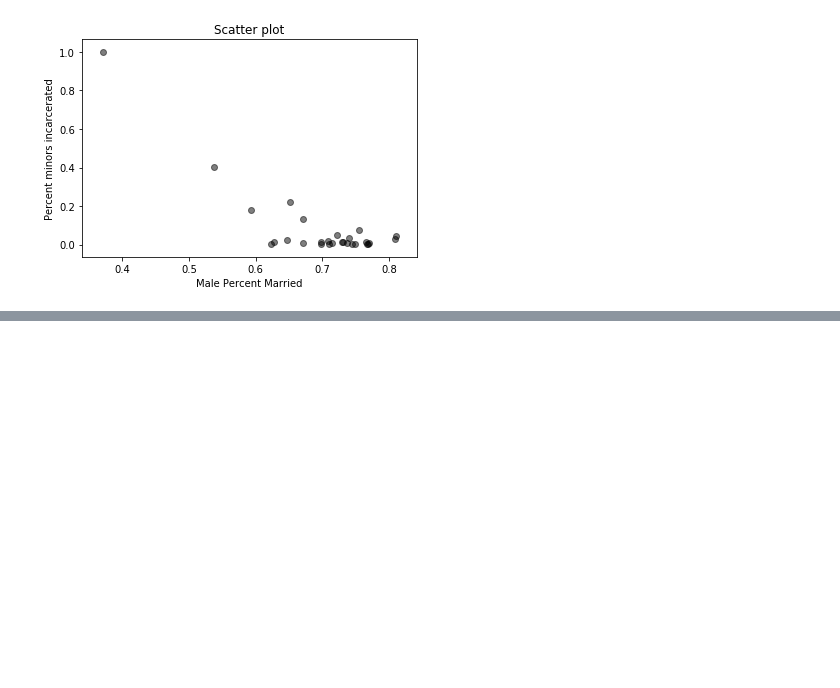
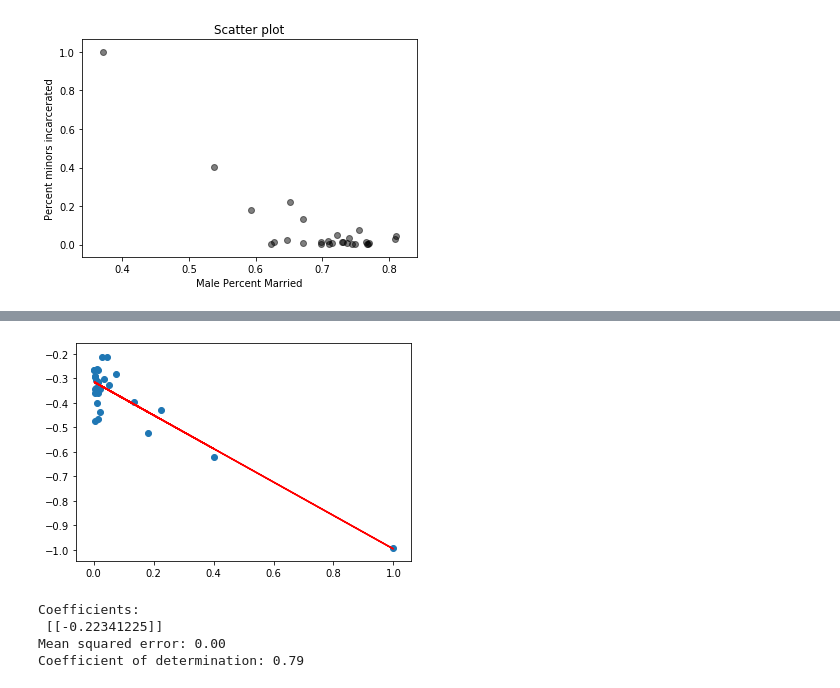
Before and after one commit to MangoOverlord/DataHacks2020, a Jupyter notebook: Dataset/CountingBlocks.ipynb, the cells around one changed output, grey strips where cells are left out. Saved outputs shown, nothing was run; the diff lists cells and outputs as text; code cells hidden in the pictures; blank space fills up the shorter version.

```diff
--- a/Dataset/CountingBlocks.ipynb
+++ b/Dataset/CountingBlocks.ipynb
@@ -317,0 +413,3 @@ plt.show()
+# %%
+totaldata["log_men_married"] = np.log(totaldata["Men Percent Married"])
+totaldata
@@ -317,0 +439,27 @@ plt.show()
+# %%
+X = totaldata.iloc[:, 9].values.reshape(-1, 1)  # values converts it into a numpy array
+Y = totaldata.iloc[:, 10].values.reshape(-1, 1)  # -1 means that calculate the dimension of rows, but have 1 column
+
+linear_regressor = LinearRegression()  # create object for the class
+linear_regressor.fit(X, Y)  # perform linear regression
+Y_pred = linear_regressor.predict(X)  # make predictions
+
+
+plt.scatter(X, Y)
+plt.plot(X, Y_pred, color='red')
+plt.show()
+
+# The coefficients
+print('Coefficients: \n', regr.coef_)
+# The mean squared error
+print('Mean squared error: %.2f'
+      % mean_squared_error(Y, Y_pred))
+# The coefficient of determination: 1 is perfect prediction
+print('Coefficient of determination: %.2f'
+      % r2_score(Y, Y_pred))
+# %% [output]
+[figure, added]
+Coefficients:
+ [[-0.22341225]]
+Mean squared error: 0.00
+Coefficient of determination: 0.79
```
Also changed, not shown: parts of 9 cells of this notebook.
